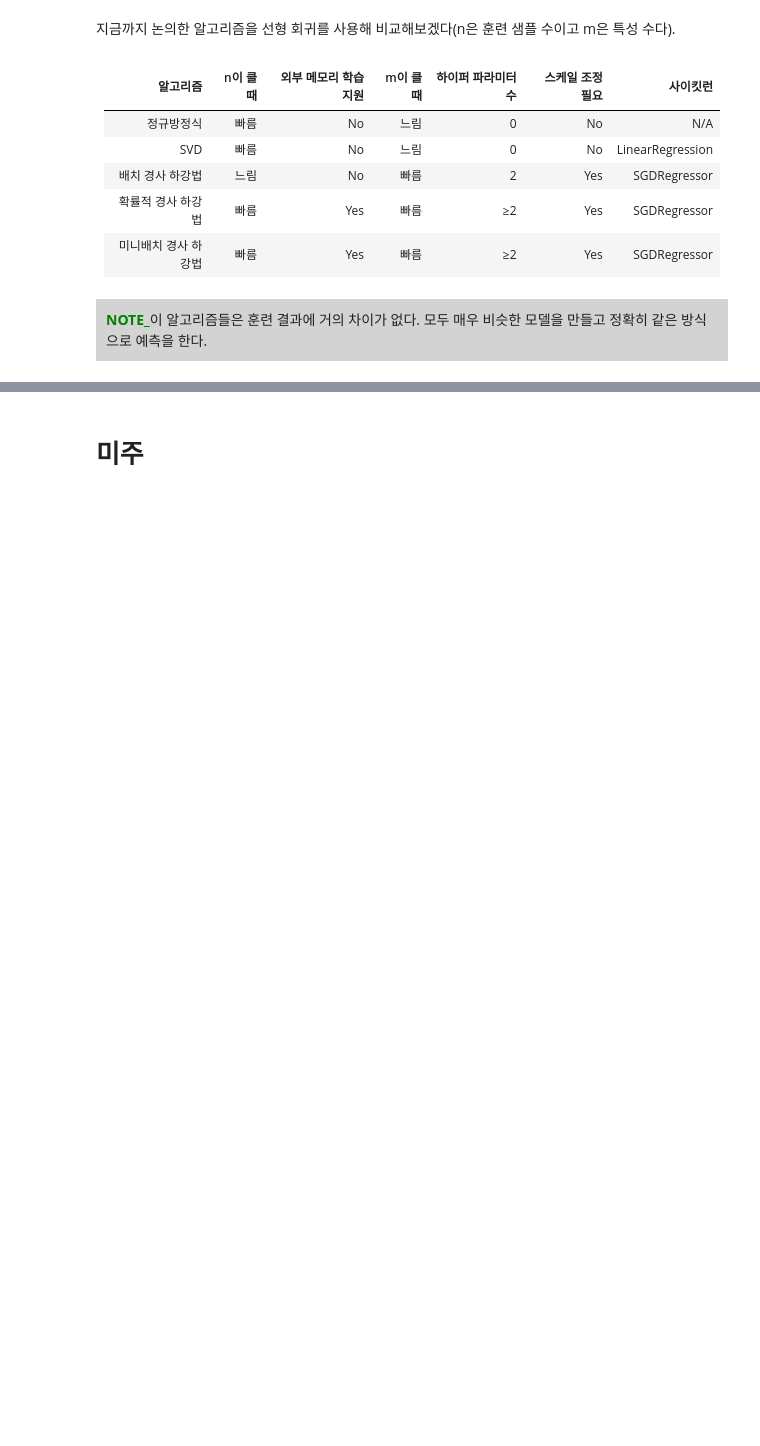
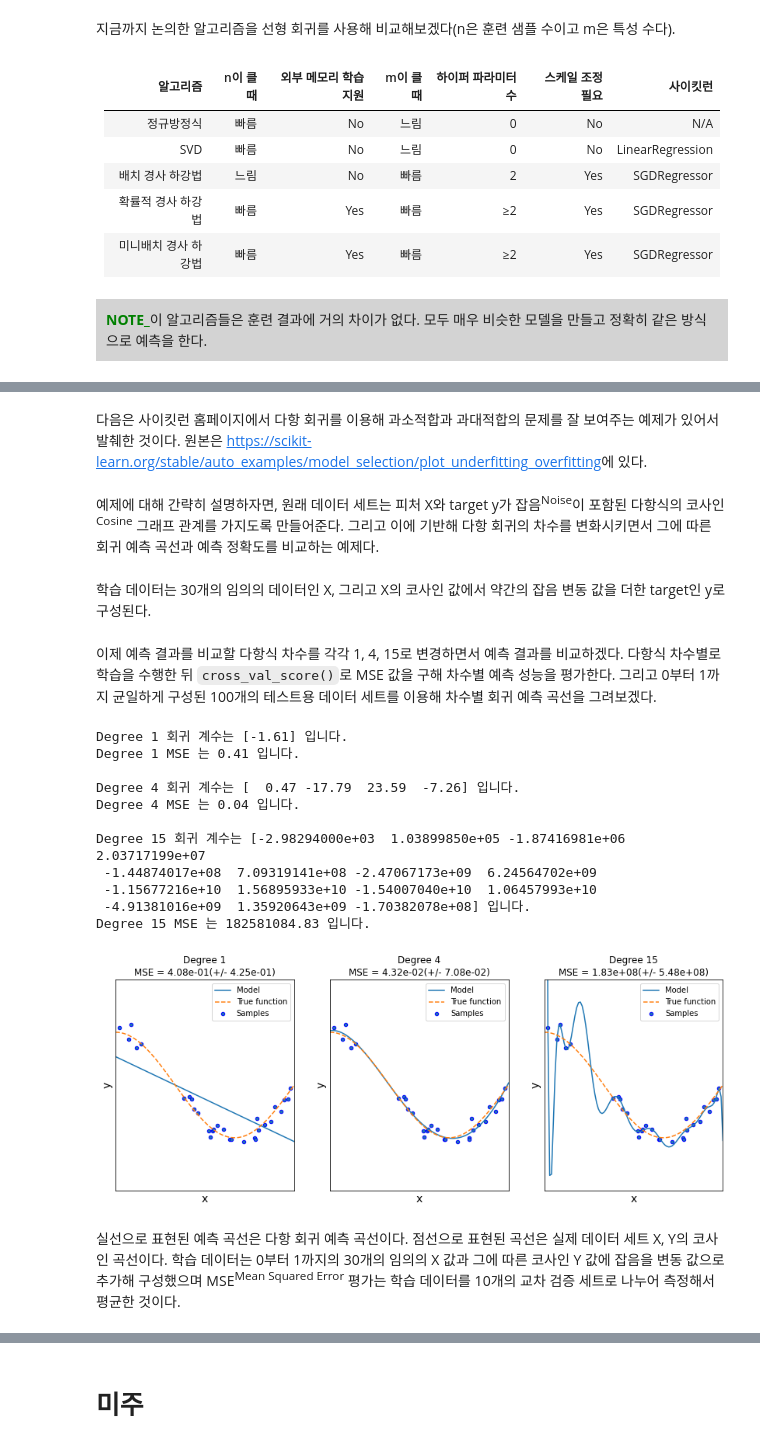
Before and after one commit to Sameta-cani/jwork, a Jupyter notebook: Regression.ipynb, the cells around one changed output, grey strips where cells are left out. Cells and saved outputs as stored; diff of their text form; code cells hidden in the pictures; blank space fills up the shorter version.

Commit message:
PolynomialFeatures Regression

```diff
--- a/Regression.ipynb
+++ b/Regression.ipynb
@@ -968,0 +1083,79 @@ plt.show()
+# %% [markdown]
+다음은 사이킷런 홈페이지에서 다항 회귀를 이용해 과소적합과 과대적합의 문제를 잘 보여주는 예제가 있어서 발췌한 것이다. 원본은 <a href='https://scikit-learn.org/stable/auto_examples/model_selection/plot_underfitting_overfitting' target='blank'>https://scikit-learn.org/stable/auto_examples/model_selection/plot_underfitting_overfitting</a>에 있다.
+# %% [markdown]
+예제에 대해 간략히 설명하자면, 원래 데이터 세트는 피처 X와 target y가 잡음<sup>Noise</sup>이 포함된 다항식의 코사인<sup>Cosine</sup> 그래프 관계를 가지도록 만들어준다. 그리고 이에 기반해 다항 회귀의 차수를 변화시키면서 그에 따른 회귀 예측 곡선과 예측 정확도를 비교하는 예제다.
+# %% [markdown]
+학습 데이터는 30개의 임의의 데이터인 X, 그리고 X의 코사인 값에서 약간의 잡음 변동 값을 더한 target인 y로 구성된다.
+# %%
+import numpy as np
+import matplotlib.pyplot as plt
+from sklearn.pipeline import Pipeline
+from sklearn.preprocessing import PolynomialFeatures
+from sklearn.linear_model import LinearRegression
+from sklearn.model_selection import cross_val_score
+%matplotlib inline
+
+# 임의의 값으로 구성된 X값에 대해 코사인 변환 값을 반환.
+def true_fun(X):
+    return np.cos(1.5 * np.pi * X)
+
+# X는 0부터 1까지 30개의 임의의 값을 순서대로 샘플링한 데이터이다.
+np.random.seed(0)
+n_samples = 30
+X = np.sort(np.random.rand(n_samples))
+
+# y 값은 코사인 기반의 true_fun()에서 약간의 노이즈 변동 값을 더한 값이다.
+y = true_fun(X) + np.random.randn(n_samples) * 0.1
+# %% [markdown]
+이제 예측 결과를 비교할 다항식 차수를 각각 1, 4, 15로 변경하면서 예측 결과를 비교하겠다. 다항식 차수별로 학습을 수행한 뒤 <code>cross_val_score()</code>로 MSE 값을 구해 차수별 예측 성능을 평가한다. 그리고 0부터 1까지 균일하게 구성된 100개의 테스트용 데이터 세트를 이용해 차수별 회귀 예측 곡선을 그려보겠다.
+# %%
+plt.figure(figsize=(14, 5))
+degrees = [1, 4, 15]
+
+# 다항 회귀의 차수(degree)를 1, 4, 15로 각각 변화시키면서 비교한다.
+for i in range(len(degrees)):
+    ax = plt.subplot(1, len(degrees), i + 1)
+    plt.setp(ax, xticks=(), yticks=())
+
+    # 개별 degree별로 Polynomial 변환한다.
+    polynomial_features = PolynomialFeatures(degree=degrees[i], include_bias=False)
+    linear_regression = LinearRegression()
+    pipeline = Pipeline([("polynomial_features", polynomial_features),
+                         ("linear_regression", linear_regression)])
+    pipeline.fit(X.reshape(-1, 1), y)
+
+    # 교차 검증으로 다항 회귀를 평가한다.
+    scores = cross_val_score(pipeline, X.reshape(-1, 1), y, scoring="neg_mean_squared_error", cv=10)
+    # Pipeline을 구성하는 세부 객체를 접근하는 named_steps['객체명']을 이용해 회귀계수 추출
+    coefficients = pipeline.named_steps['linear_regression'].coef_
+    print('\nDegree {0} 회귀 계수는 {1} 입니다.'.format(degrees[i], np.round(coefficients, 2)))
+    print('Degree {0} MSE 는 {1:.2f} 입니다.'.format(degrees[i], -1*np.mean(scores)))
+
+    # 0 부터 1까지 테스트 데이터 세트를 100개로 나눠 예측을 수행한다.
+    # 테스트 데이터 세트에 회귀 예측을 수행하고 예측 곡선과 실제 곡선을 그려서 비교한다.
+    X_test = np.linspace(0, 1, 100)
+    # 예측값 곡선
+    plt.plot(X_test, pipeline.predict(X_test[:, np.newaxis]), label="Model")
+    # 실제 값 곡선
+    plt.plot(X_test, true_fun(X_test), '--', label="True function")
+    plt.scatter(X, y, edgecolor='b', s=20, label="Samples")
+
+    plt.xlabel("x"); plt.ylabel("y"); plt.xlim((0, 1)); plt.ylim((-2, 2)); plt.legend(loc="best")
+    plt.title("Degree {}\nMSE = {:.2e}(+/- {:.2e})".format(degrees[i], -scores.mean(), scores.std()))
+
+plt.show()
+# %% [output]
+Degree 1 회귀 계수는 [-1.61] 입니다.
+Degree 1 MSE 는 0.41 입니다.
+
+Degree 4 회귀 계수는 [  0.47 -17.79  23.59  -7.26] 입니다.
+Degree 4 MSE 는 0.04 입니다.
+
+Degree 15 회귀 계수는 [-2.98294000e+03  1.03899850e+05 -1.87416981e+06  2.03717199e+07
+ -1.44874017e+08  7.09319141e+08 -2.47067173e+09  6.24564702e+09
+ -1.15677216e+10  1.56895933e+10 -1.54007040e+10  1.06457993e+10
+ -4.91381016e+09  1.35920643e+09 -1.70382078e+08] 입니다.
+Degree 15 MSE 는 182581084.83 입니다.
+[figure, added]
+# %% [markdown]
+실선으로 표현된 예측 곡선은 다항 회귀 예측 곡선이다. 점선으로 표현된 곡선은 실제 데이터 세트 X, Y의 코사인 곡선이다. 학습 데이터는 0부터 1까지의 30개의 임의의 X 값과 그에 따른 코사인 Y 값에 잡음을 변동 값으로 추가해 구성했으며 MSE<sup>Mean Squared Error</sup> 평가는 학습 데이터를 10개의 교차 검증 세트로 나누어 측정해서 평균한 것이다.
```
Also changed, not shown: parts of 41 cells of this notebook, 5 other files.
